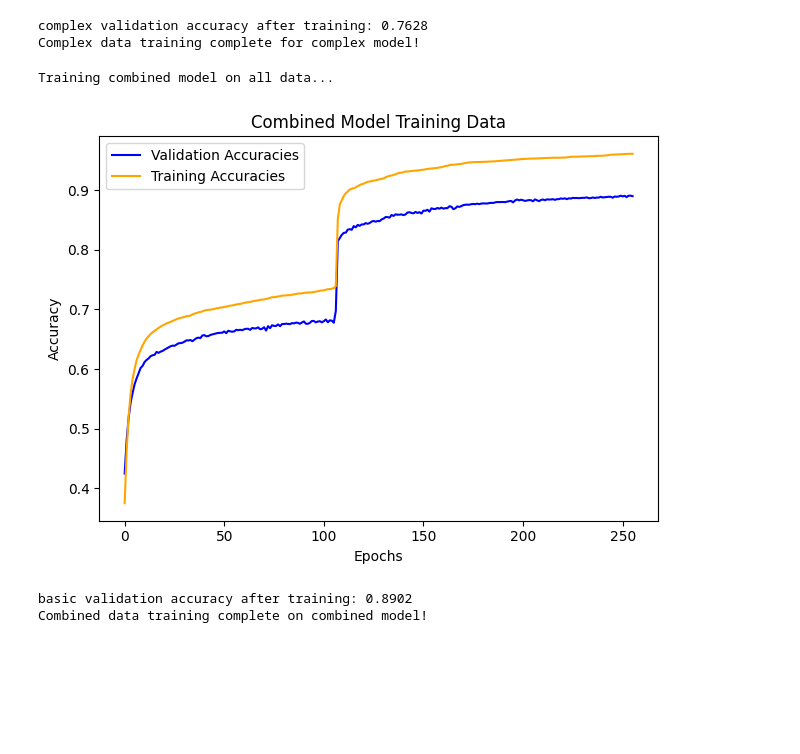
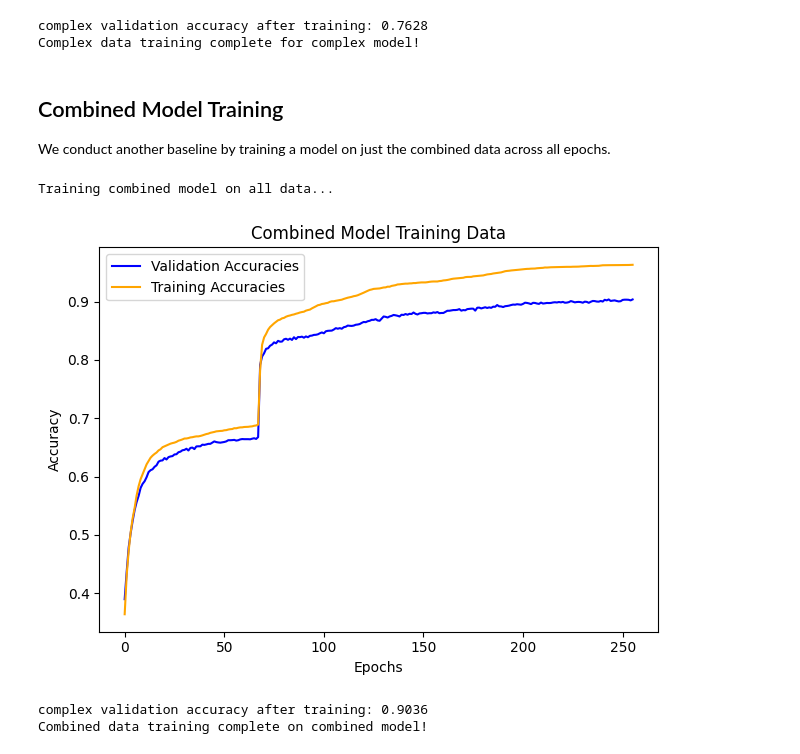
Before and after one commit to jonathonacarl/curriculum-learning, a Jupyter notebook: curriculum-learning.ipynb, the cells around one changed output. Saved outputs shown, nothing was run; the diff lists cells and outputs as text; code cells hidden in the pictures; blank space fills up the shorter version.

Commit message:
updated markdown on ipynb and organized model directories

```diff
--- a/curriculum-learning.ipynb
+++ b/curriculum-learning.ipynb
@@ -396,25 +439,30 @@ Model training has reached early stopping at epoch 165.
 [figure]
 complex validation accuracy after training: 0.7628
 Complex data training complete for complex model!
+# %% [markdown]
+## Combined Model Training
+
+We conduct another baseline by training a model on just the combined data across all epochs.
 # %%
 model_combined = FeedForward(input_size=input_size,
                              hidden_size=hidden_size, output_size=3)
 
 optimizer_combined = optim.SGD(
     model_combined.parameters(), lr=learning_rate)
 
 print("Training combined model on all data...")
 
 model_combined, _ = train_model(model=model_combined, loader=train_loader_combined,
                              loss_fn=ce_loss, optimizer=optimizer_combined, num_epochs=num_epochs,
-                             val_loader=val_loader_combined, verbose=True, plot_title='Combined Model Training Data')
+                             val_loader=val_loader_combined, verbose=True,  model_type='complex',
+                             plot_title='Combined Model Training Data', plot_filepath='./figures/')
 
 if save_model:
-    torch.save(model_combined.state_dict(), 'models/model_combined.pth')
+    torch.save(model_combined.state_dict(), 'models/combined/model_combined.pth')
 
 print("Combined data training complete on combined model!")
 # %% [output]
 Training combined model on all data...
-[figure, old version]
+[figure, new version]
-basic validation accuracy after training: 0.8902
+complex validation accuracy after training: 0.9036
 Combined data training complete on combined model!
```
Also changed, not shown: parts of 15 cells of this notebook, 34 other files.
